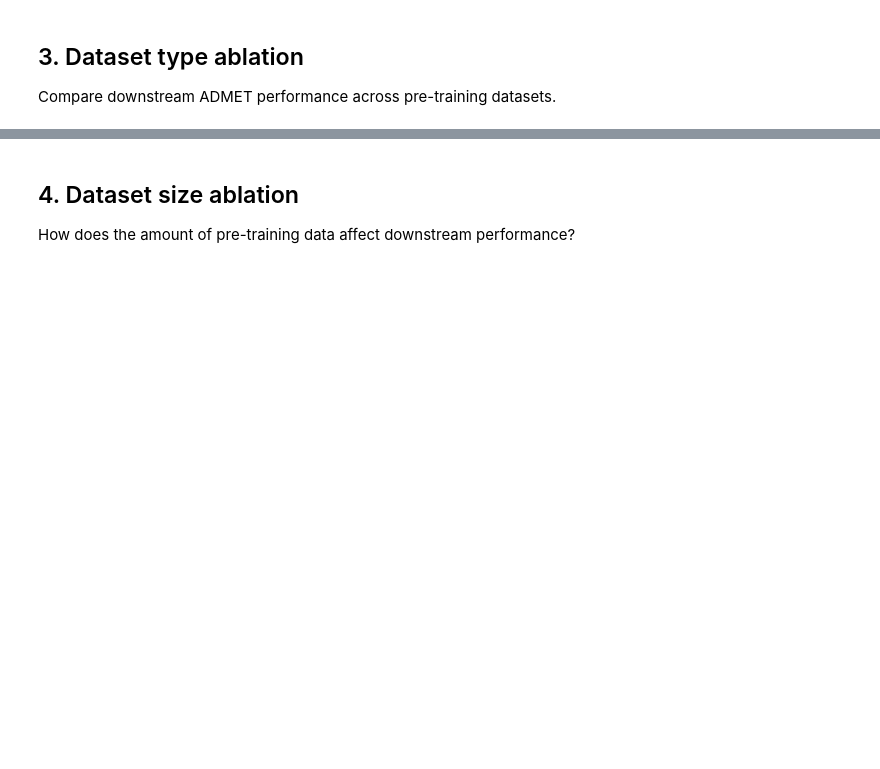
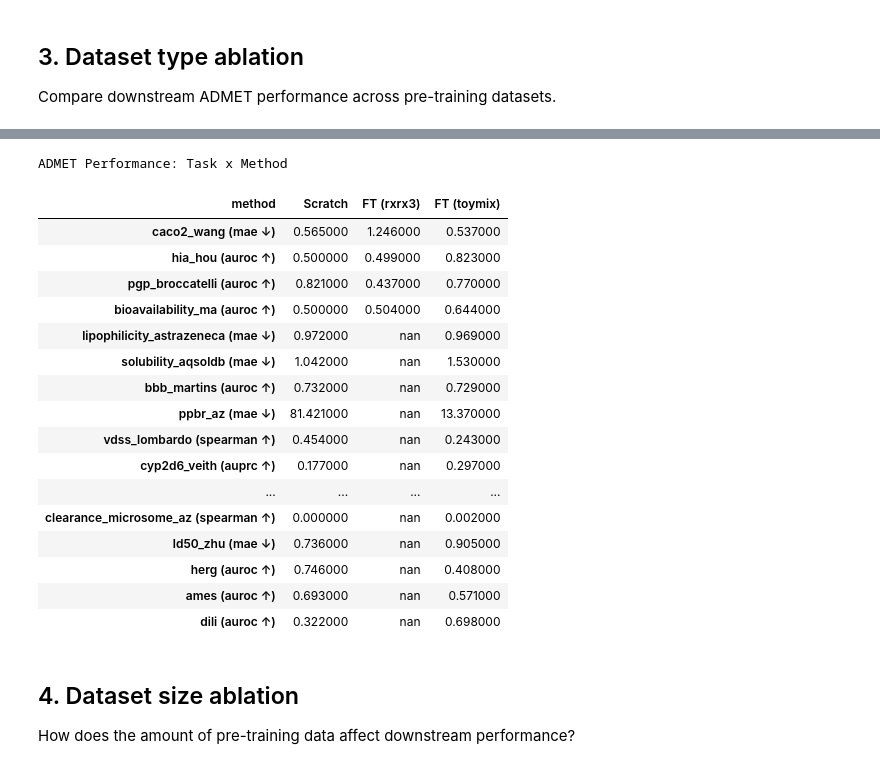
Before and after one commit to seonghyun26/graphium, a Jupyter notebook: notebooks/00_results_dashboard.ipynb, the cells around one changed output, grey strips where cells are left out. Drawn from its saved outputs; the diff is of its cells as text; code cells hidden in the pictures; blank space fills up the shorter version.

```diff
--- a/notebooks/00_results_dashboard.ipynb
+++ b/notebooks/00_results_dashboard.ipynb
@@ -148,3 +230,71 @@ if len(admet_df) > 0 and admet_df['primary_metric'].notna().any():
+# %%
+if len(admet_df) > 0 and admet_df['primary_metric'].notna().any() and len(pivot.columns) > 1:
+    # Add metric name and direction arrow to row labels
+    row_labels = []
+    for task in pivot.index:
+        metric_name, direction = TASK_METRICS.get(task, ('?', 'higher'))
+        arrow = '\u2191' if direction == 'higher' else '\u2193'
+        row_labels.append(f'{task}  ({metric_name} {arrow})')
+
+    # Find best column index per row (respecting direction)
+    best_col_per_row = {}
+    for task in pivot.index:
+        direction = TASK_METRICS.get(task, (None, 'higher'))[1]
+        row_vals = pivot.loc[task].dropna()
+        if len(row_vals) > 0:
+            best_col = row_vals.idxmin() if direction == 'lower' else row_vals.idxmax()
+            best_col_per_row[task] = list(pivot.columns).index(best_col)
+
+    # Style the dataframe: bold + blue + underline for best per row
+    display_pivot = pivot.round(3).copy()
+    display_pivot.index = row_labels
+
+    def highlight_best(row):
+        task = pivot.index[display_pivot.index.get_loc(row.name)]
+        styles = [''] * len(row)
+        if task in best_col_per_row:
+            j = best_col_per_row[task]
+            styles[j] = 'font-weight: bold; color: #1a5fb4; text-decoration: underline'
+        return styles
+
+    styled = display_pivot.style.apply(highlight_best, axis=1)
+
+    # Add category separator lines via CSS borders
+    category_starts = {9, 15, 18}
+    def add_borders(row):
+        idx = display_pivot.index.get_loc(row.name)
+        if idx in category_starts:
+            return ['border-top: 2.5px solid black'] * len(row)
+        return [''] * len(row)
+
+    styled = styled.apply(add_borders, axis=1)
+    styled = styled.set_caption('ADMET Performance: Task x Method')
+
+    display(styled)
+elif len(admet_df) > 0 and len(pivot.columns) == 1:
+    print("Only one method available. Run more experiments for comparison.")
+    display(pivot.round(4))
+else:
+    print("No ADMET results to plot.")
+# %% [output]
+ADMET Performance: Task x Method
+| method | Scratch | FT (rxrx3) | FT (toymix) |
+| caco2_wang (mae ↓) | 0.565000 | 1.246000 | 0.537000 |
+| hia_hou (auroc ↑) | 0.500000 | 0.499000 | 0.823000 |
+| pgp_broccatelli (auroc ↑) | 0.821000 | 0.437000 | 0.770000 |
+| bioavailability_ma (auroc ↑) | 0.500000 | 0.504000 | 0.644000 |
+| lipophilicity_astrazeneca (mae ↓) | 0.972000 | nan | 0.969000 |
+| solubility_aqsoldb (mae ↓) | 1.042000 | nan | 1.530000 |
+| bbb_martins (auroc ↑) | 0.732000 | nan | 0.729000 |
+| ppbr_az (mae ↓) | 81.421000 | nan | 13.370000 |
+| vdss_lombardo (spearman ↑) | 0.454000 | nan | 0.243000 |
+| cyp2d6_veith (auprc ↑) | 0.177000 | nan | 0.297000 |
+| ... | ... | ... | ... |
+| clearance_microsome_az (spearman ↑) | 0.000000 | nan | 0.002000 |
+| ld50_zhu (mae ↓) | 0.736000 | nan | 0.905000 |
+| herg (auroc ↑) | 0.746000 | nan | 0.408000 |
+| ames (auroc ↑) | 0.693000 | nan | 0.571000 |
+| dili (auroc ↑) | 0.322000 | nan | 0.698000 |
 # %% [markdown]
 ## 4. Dataset size ablation
 
```
Also changed, not shown: parts of 10 cells of this notebook, 28 other files.
